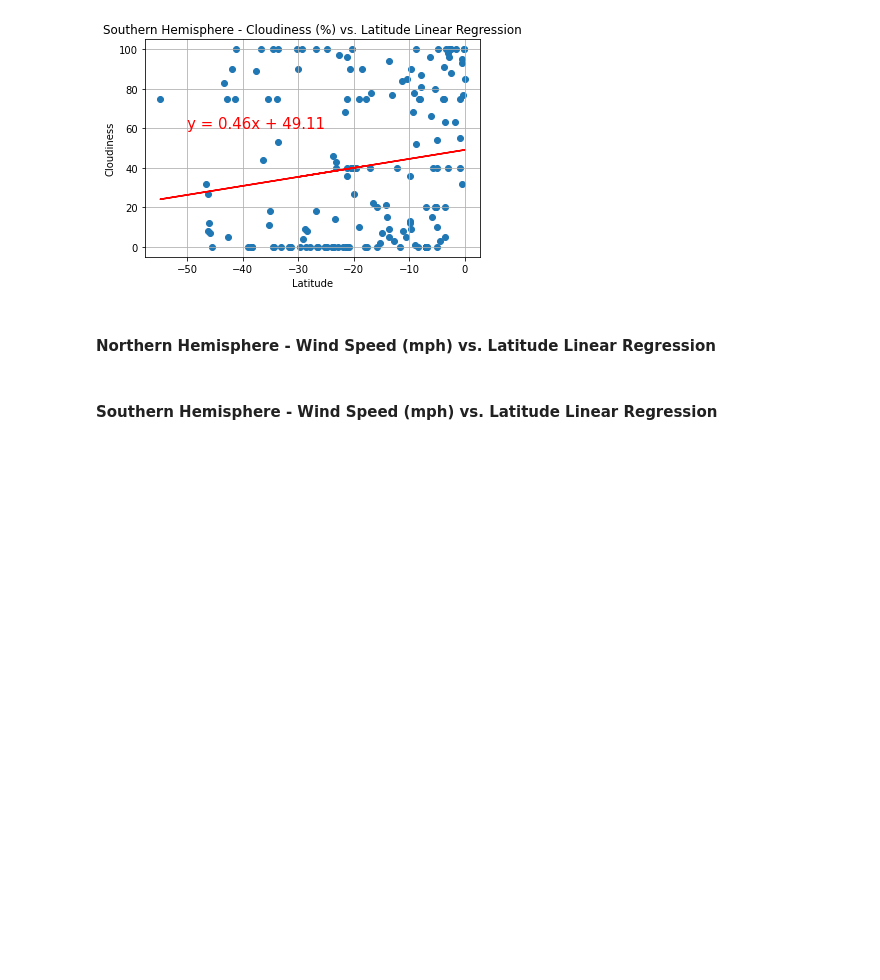
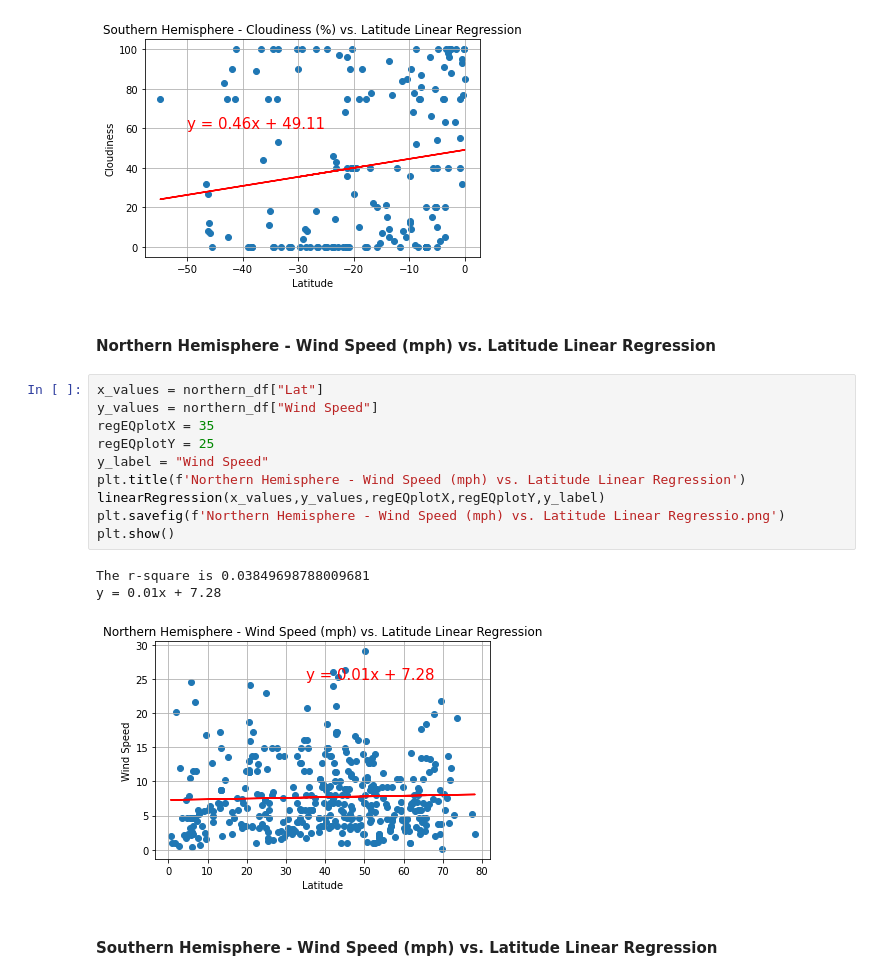
Before and after one commit to dalismo/python-api-challenge, a Jupyter notebook: WeatherPy/WeatherPy.ipynb, the cells around one changed output. Cells and saved outputs as stored; diff of their text form; blank space fills up the shorter version.

```diff
--- a/WeatherPy/WeatherPy.ipynb
+++ b/WeatherPy/WeatherPy.ipynb
@@ -362,5 +362,19 @@ y = 0.46x + 49.11
 [figure]
 # %% [markdown]
 ####  Northern Hemisphere - Wind Speed (mph) vs. Latitude Linear Regression
+# %%
+x_values = northern_df["Lat"]
+y_values = northern_df["Wind Speed"]
+regEQplotX = 35
+regEQplotY = 25
+y_label = "Wind Speed"
+plt.title(f'Northern Hemisphere - Wind Speed (mph) vs. Latitude Linear Regression')
+linearRegression(x_values,y_values,regEQplotX,regEQplotY,y_label)
+plt.savefig(f'Northern Hemisphere - Wind Speed (mph) vs. Latitude Linear Regressio.png')
+plt.show()
+# %% [output]
+The r-square is 0.03849698788009681
+y = 0.01x + 7.28
+[figure, added]
 # %% [markdown]
 ####  Southern Hemisphere - Wind Speed (mph) vs. Latitude Linear Regression
```
Also changed, not shown: parts of 1 cell of this notebook, 2 other files.
